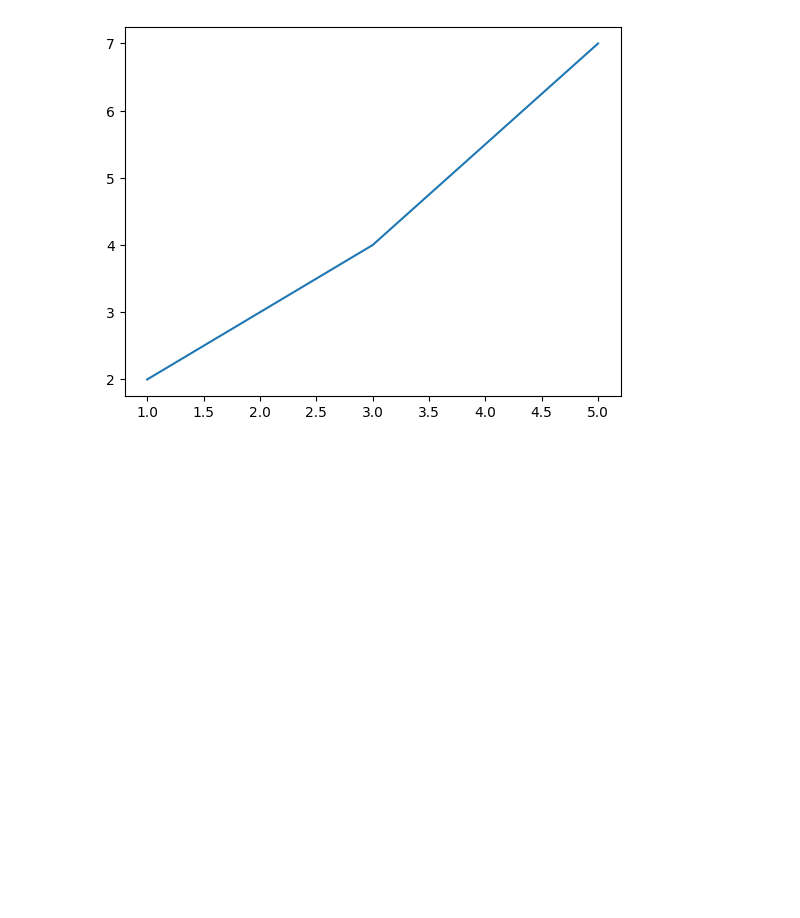
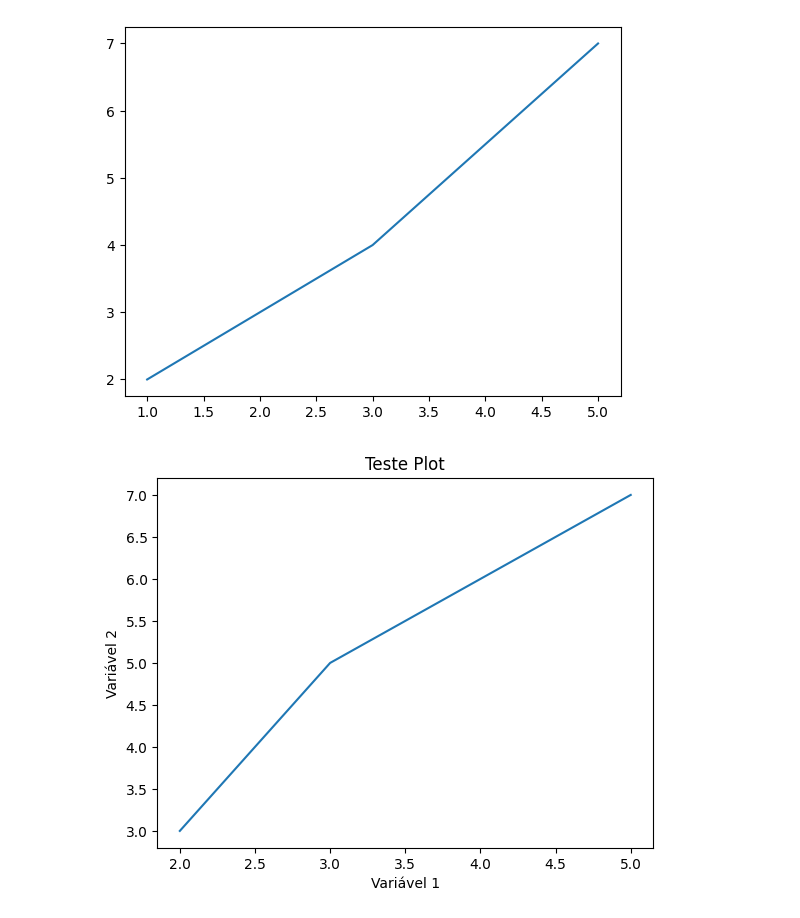
Before and after one commit to SamuelMends/datascience_fundamentals, a Jupyter notebook: matploylib.ipynb, the cells around one changed output. Saved outputs shown, nothing was run; the diff lists cells and outputs as text; code cells hidden in the pictures; blank space fills up the shorter version.

```diff
--- a/matploylib.ipynb
+++ b/matploylib.ipynb
@@ -38,3 +38,14 @@ plt.plot([1, 3, 5], [2, 4, 7])
 plt.show()
 # %% [output]
 [figure]
+# %%
+x = [2, 3, 5]
+y = [3, 5, 7]
+# %%
+plt.plot(x, y)
+plt.xlabel('Variável 1')
+plt.ylabel('Variável 2')
+plt.title('Teste Plot')
+plt.show()
+# %% [output]
+[figure, added]
```
Also changed, not shown: parts of 15 cells of this notebook.
